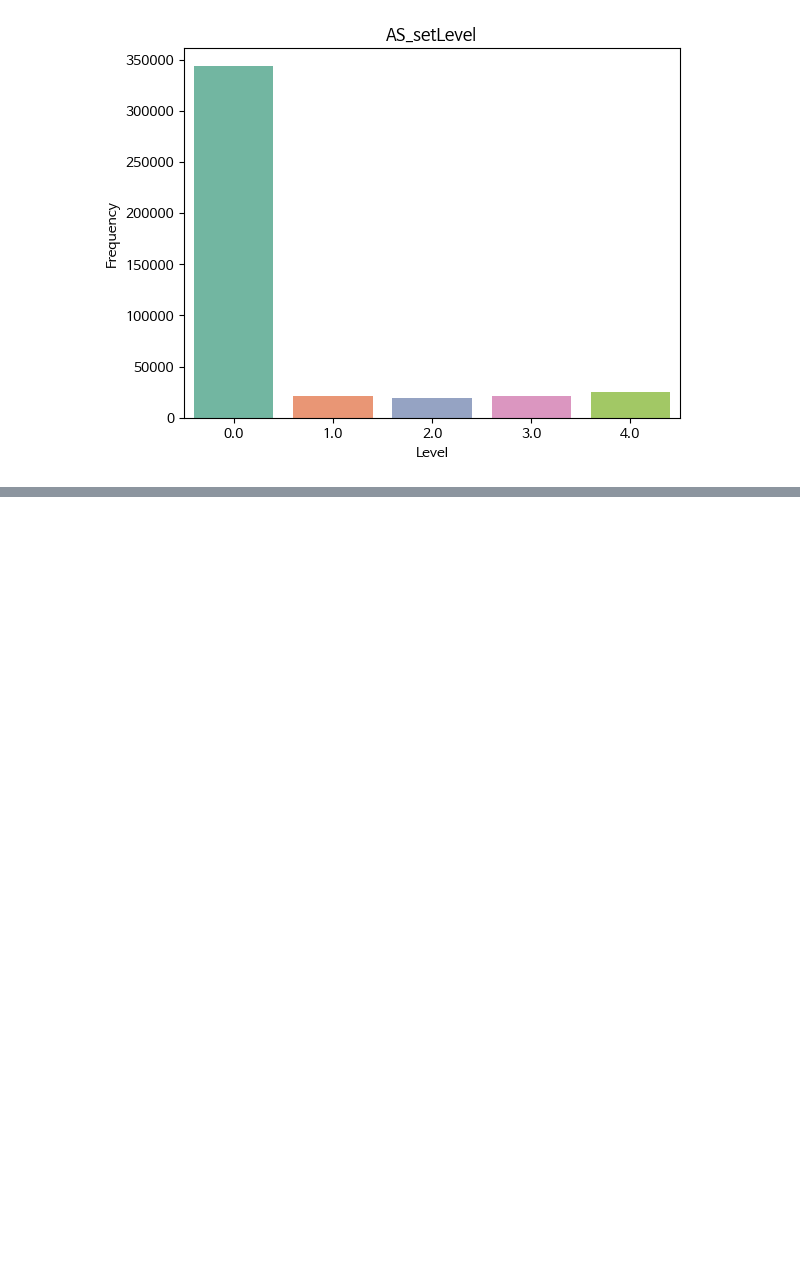
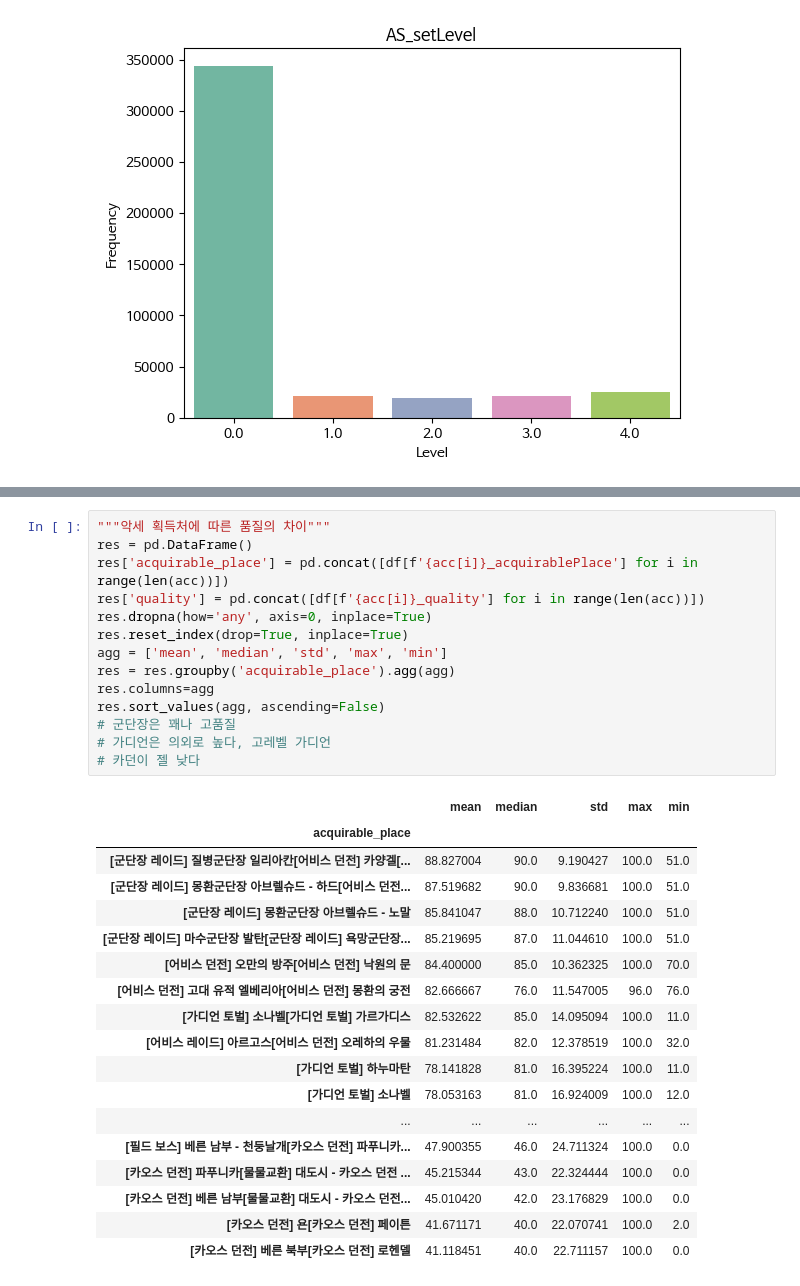
Before and after one commit to LeeNamGyu98/Lostark-API-DA, a Jupyter notebook: 05. EDA/Accessory.ipynb, the cells around one changed output, grey strips where cells are left out. Saved outputs shown, nothing was run; the diff lists cells and outputs as text; blank space fills up the shorter version.

```diff
--- a/05. EDA/Accessory.ipynb
+++ b/05. EDA/Accessory.ipynb
@@ -621,0 +678,33 @@ plt.show()
+# %%
+"""악세 획득처에 따른 품질의 차이"""
+res = pd.DataFrame()
+res['acquirable_place'] = pd.concat([df[f'{acc[i]}_acquirablePlace'] for i in range(len(acc))])
+res['quality'] = pd.concat([df[f'{acc[i]}_quality'] for i in range(len(acc))])
+res.dropna(how='any', axis=0, inplace=True)
+res.reset_index(drop=True, inplace=True)
+agg = ['mean', 'median', 'std', 'max', 'min']
+res = res.groupby('acquirable_place').agg(agg)
+res.columns=agg
+res.sort_values(agg, ascending=False)
+# 군단장은 꽤나 고품질
+# 가디언은 의외로 높다, 고레벨 가디언
+# 카던이 젤 낮다
+# %% [output]
+|  | mean | median | std | max | min |
+| acquirable_place |  |  |  |  |  |
+| [군단장 레이드] 질병군단장 일리아칸[어비스 던전] 카양겔[... | 88.827004 | 90.0 | 9.190427 | 100.0 | 51.0 |
+| [군단장 레이드] 몽환군단장 아브렐슈드 - 하드[어비스 던전... | 87.519682 | 90.0 | 9.836681 | 100.0 | 51.0 |
+| [군단장 레이드] 몽환군단장 아브렐슈드 - 노말 | 85.841047 | 88.0 | 10.712240 | 100.0 | 51.0 |
+| [군단장 레이드] 마수군단장 발탄[군단장 레이드] 욕망군단장... | 85.219695 | 87.0 | 11.044610 | 100.0 | 51.0 |
+| [어비스 던전] 오만의 방주[어비스 던전] 낙원의 문 | 84.400000 | 85.0 | 10.362325 | 100.0 | 70.0 |
+| [어비스 던전] 고대 유적 엘베리아[어비스 던전] 몽환의 궁전 | 82.666667 | 76.0 | 11.547005 | 96.0 | 76.0 |
+| [가디언 토벌] 소나벨[가디언 토벌] 가르가디스 | 82.532622 | 85.0 | 14.095094 | 100.0 | 11.0 |
+| [어비스 레이드] 아르고스[어비스 던전] 오레하의 우물 | 81.231484 | 82.0 | 12.378519 | 100.0 | 32.0 |
+| [가디언 토벌] 하누마탄 | 78.141828 | 81.0 | 16.395224 | 100.0 | 11.0 |
+| [가디언 토벌] 소나벨 | 78.053163 | 81.0 | 16.924009 | 100.0 | 12.0 |
+| ... | ... | ... | ... | ... | ... |
+| [필드 보스] 베른 남부 - 천둥날개[카오스 던전] 파푸니카... | 47.900355 | 46.0 | 24.711324 | 100.0 | 0.0 |
+| [카오스 던전] 파푸니카[물물교환] 대도시 - 카오스 던전 ... | 45.215344 | 43.0 | 22.324444 | 100.0 | 0.0 |
+| [카오스 던전] 베른 남부[물물교환] 대도시 - 카오스 던전... | 45.010420 | 42.0 | 23.176829 | 100.0 | 0.0 |
+| [카오스 던전] 욘[카오스 던전] 페이튼 | 41.671171 | 40.0 | 22.070741 | 100.0 | 2.0 |
+| [카오스 던전] 베른 북부[카오스 던전] 로헨델 | 41.118451 | 40.0 | 22.711157 | 100.0 | 0.0 |
```
Also changed, not shown: parts of 8 cells of this notebook, 4 other files.
